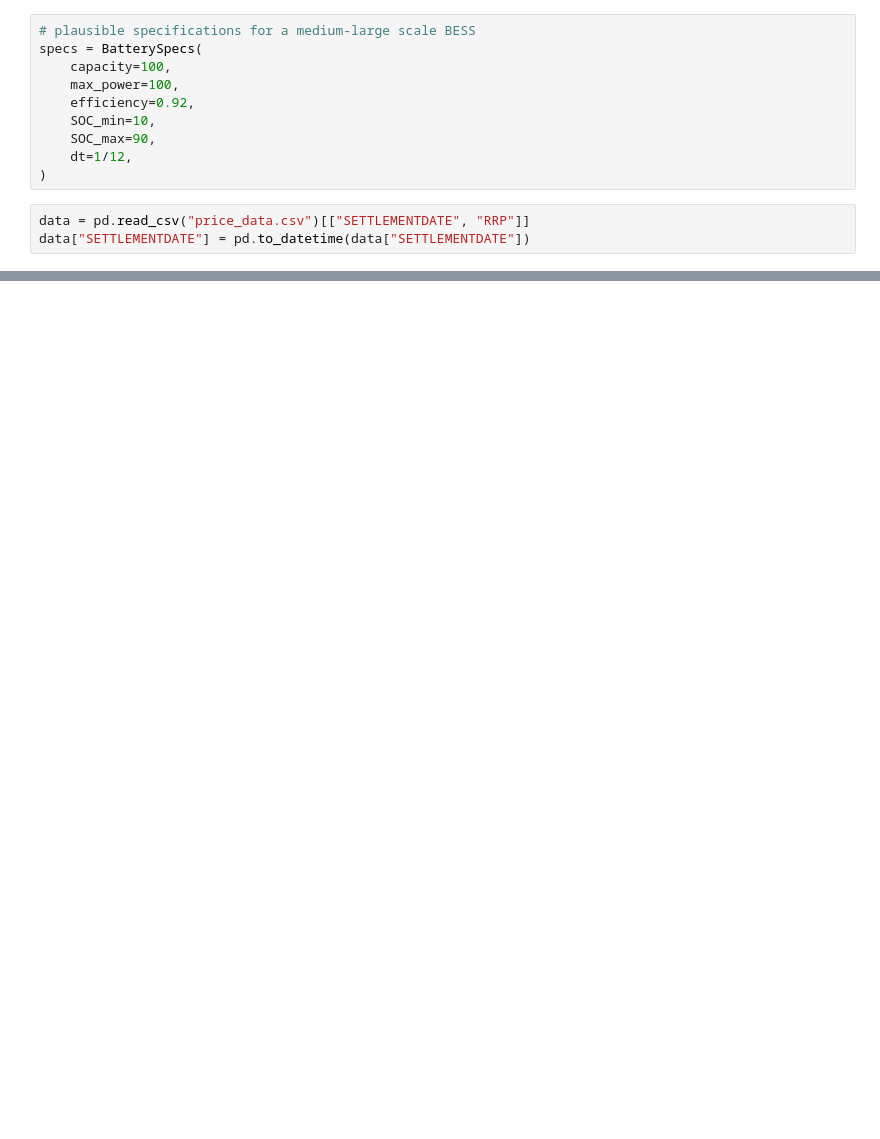
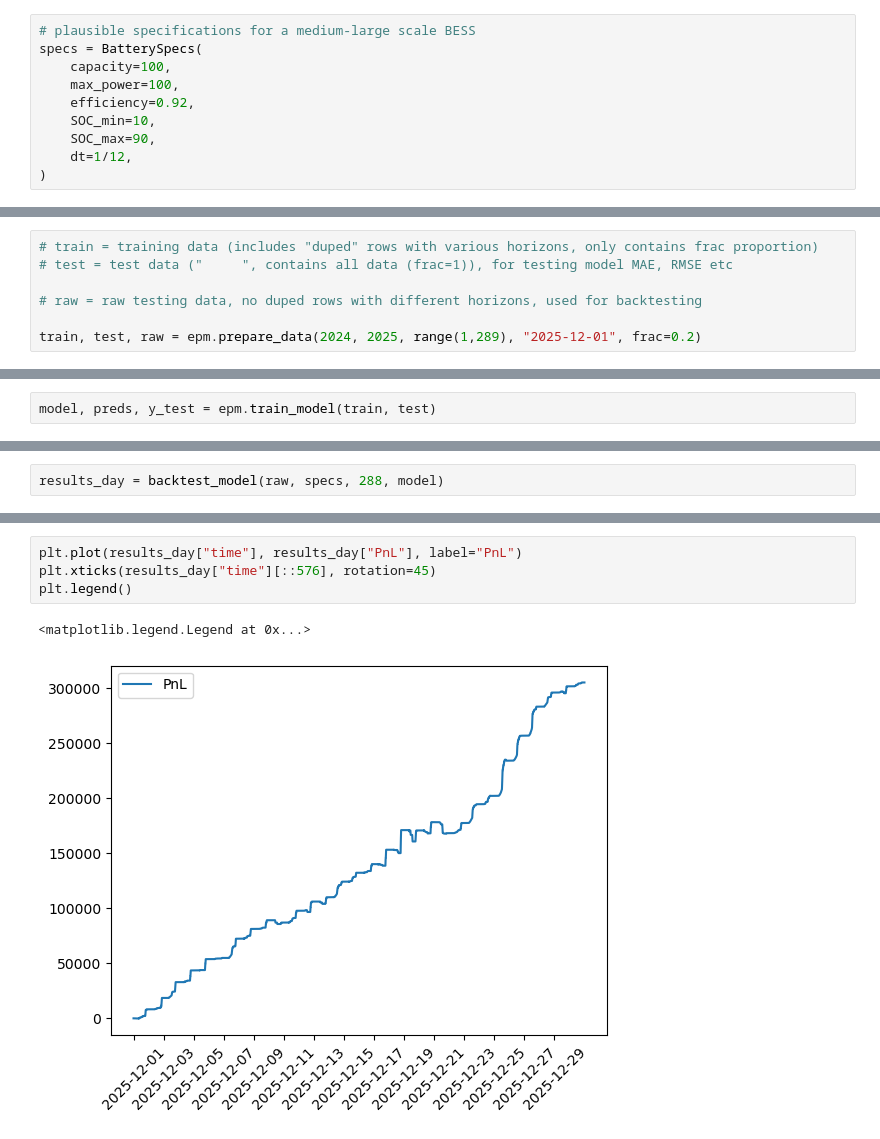
Before and after one commit to ThomasGourlay/BESS-Trading-Optimisation, a Jupyter notebook: energy.ipynb, the cells around one changed output, grey strips where cells are left out. Drawn from its saved outputs; the diff is of its cells as text; blank space fills up the shorter version.

```diff
--- a/energy.ipynb
+++ b/energy.ipynb
@@ -115,6 +121,3 @@ specs = BatterySpecs(
     SOC_max=90,
     dt=1/12,
 )
-# %%
-data = pd.read_csv("price_data.csv")[["SETTLEMENTDATE", "RRP"]]
-data["SETTLEMENTDATE"] = pd.to_datetime(data["SETTLEMENTDATE"])
@@ -132,0 +124,7 @@ plt.legend()
+# %%
+# train = training data (includes "duped" rows with various horizons, only contains frac proportion)
+# test = test data ("     ", contains all data (frac=1)), for testing model MAE, RMSE etc
+
+# raw = raw testing data, no duped rows with different horizons, used for backtesting
+
+train, test, raw = epm.prepare_data(2024, 2025, range(1,289), "2025-12-01", frac=0.2)
@@ -132,0 +135,2 @@ plt.legend()
+# %%
+model, preds, y_test = epm.train_model(train, test)
@@ -132,0 +230,2 @@ plt.legend()
+# %%
+results_day = backtest_model(raw, specs, 288, model)
@@ -132,0 +250,7 @@ plt.legend()
+# %%
+plt.plot(results_day["time"], results_day["PnL"], label="PnL")
+plt.xticks(results_day["time"][::576], rotation=45)
+plt.legend()
+# %% [output]
+<matplotlib.legend.Legend at 0x...>
+[figure, added]
```
Also changed, not shown: parts of 13 cells of this notebook, 26 other files.
